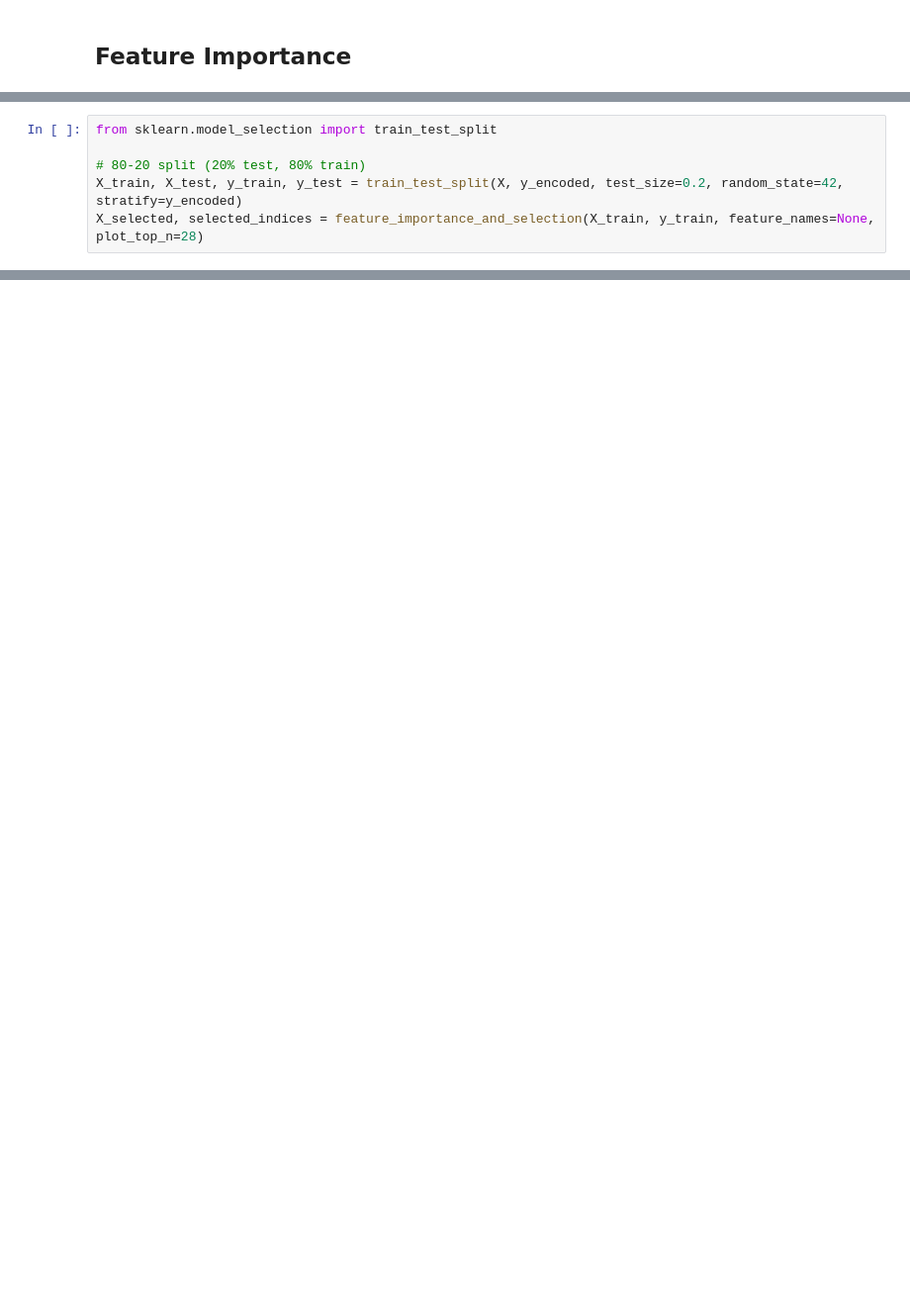
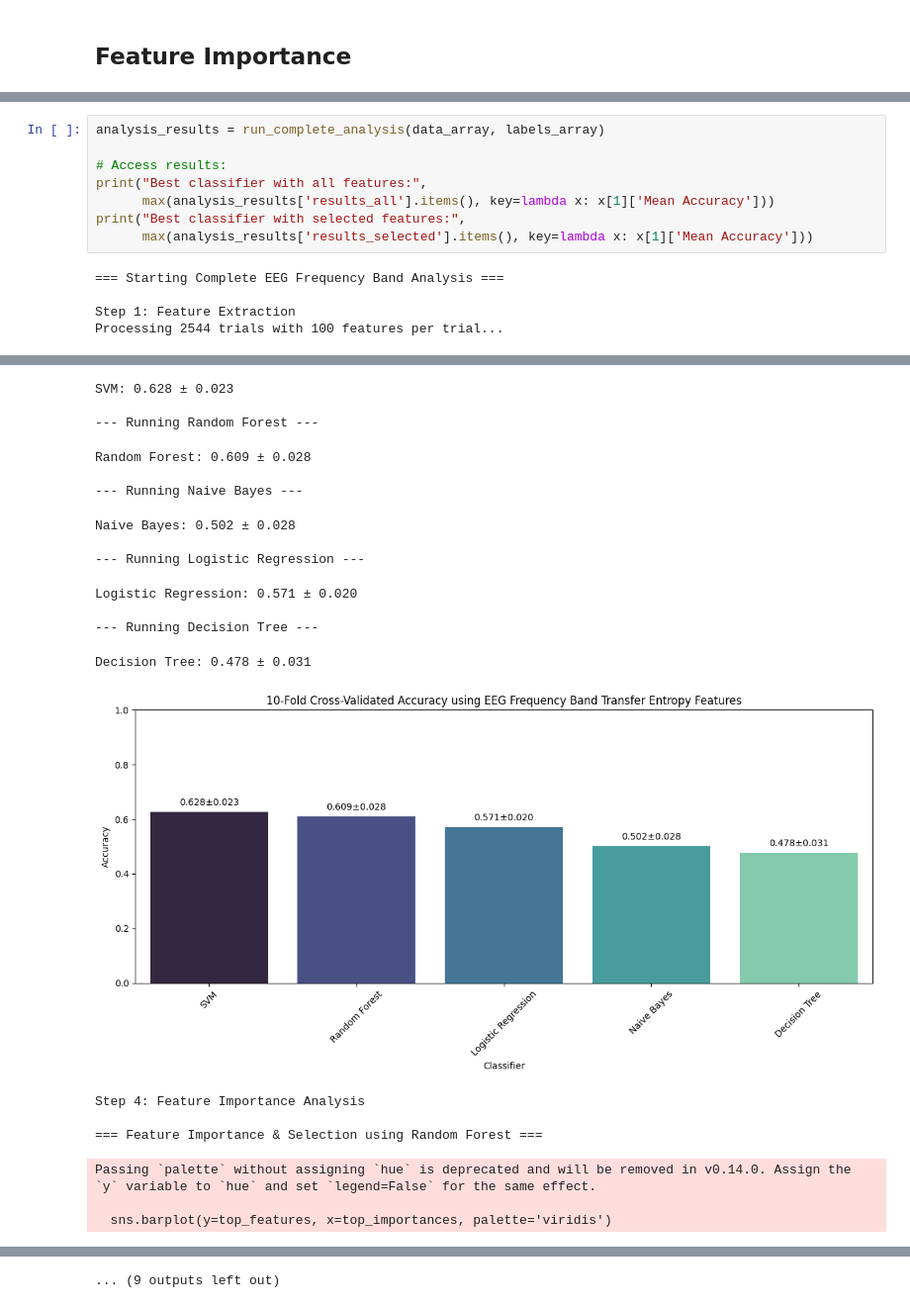
Before and after one commit to Hamed-Mohammadi/Alzimer_MCI_Normal_classification_EEG, a Jupyter notebook: all_16_entropies.ipynb, the cells around one changed output, grey strips where cells are left out. Shown: that part at 99% size. Drawn from its saved outputs; the diff is of its cells as text; blank space fills up the shorter version.

```diff
--- a/all_16_entropies.ipynb
+++ b/all_16_entropies.ipynb
@@ -463,6 +572,0 @@ def feature_importance_and_selection(X, y, feature_names=None, plot_top_n=28):
-# %%
-from sklearn.model_selection import train_test_split
-
-# 80-20 split (20% test, 80% train)
-X_train, X_test, y_train, y_test = train_test_split(X, y_encoded, test_size=0.2, random_state=42, stratify=y_encoded)
-X_selected, selected_indices = feature_importance_and_selection(X_train, y_train, feature_names=None, plot_top_n=28)
@@ -475,0 +646,13 @@ Selected 14 features out of 28
+# %%
+analysis_results = run_complete_analysis(data_array, labels_array)
+
+# Access results:
+print("Best classifier with all features:",
+      max(analysis_results['results_all'].items(), key=lambda x: x[1]['Mean Accuracy']))
+print("Best classifier with selected features:",
+      max(analysis_results['results_selected'].items(), key=lambda x: x[1]['Mean Accuracy']))
+# %% [output]
+=== Starting Complete EEG Frequency Band Analysis ===
+
+Step 1: Feature Extraction
+Processing 2544 trials with 100 features per trial...
@@ -475,0 +675,20 @@ Selected 14 features out of 28
+SVM: 0.628 ± 0.023
+
+--- Running Random Forest ---
+Random Forest: 0.609 ± 0.028
+
+--- Running Naive Bayes ---
+Naive Bayes: 0.502 ± 0.028
+
+--- Running Logistic Regression ---
+Logistic Regression: 0.571 ± 0.020
+
+--- Running Decision Tree ---
+Decision Tree: 0.478 ± 0.031
+[figure, added]
+Step 4: Feature Importance Analysis
+
+=== Feature Importance & Selection using Random Forest ===
+Passing `palette` without assigning `hue` is deprecated and will be removed in v0.14.0. Assign the `y` variable to `hue` and set `legend=False` for the same effect.
+
+  sns.barplot(y=top_features, x=top_importances, palette='viridis')
@@ -476 +713,2 @@ Selected 14 features out of 28
+... (9 outputs left out)
 # %% [markdown]
```
Also changed, not shown: parts of 19 cells of this notebook, 6 other files.
